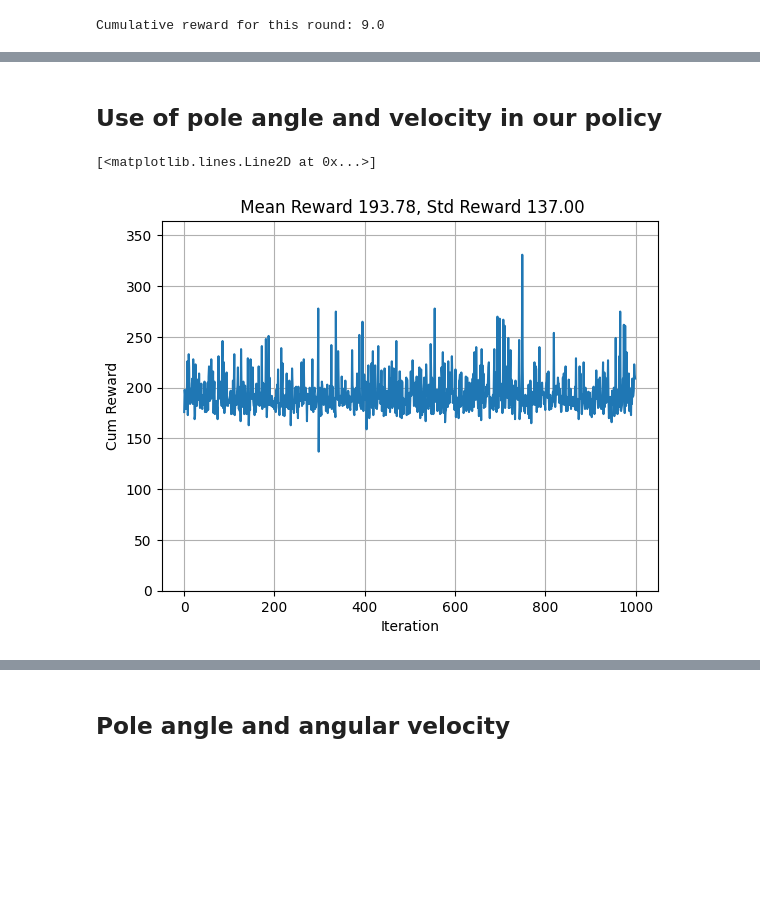
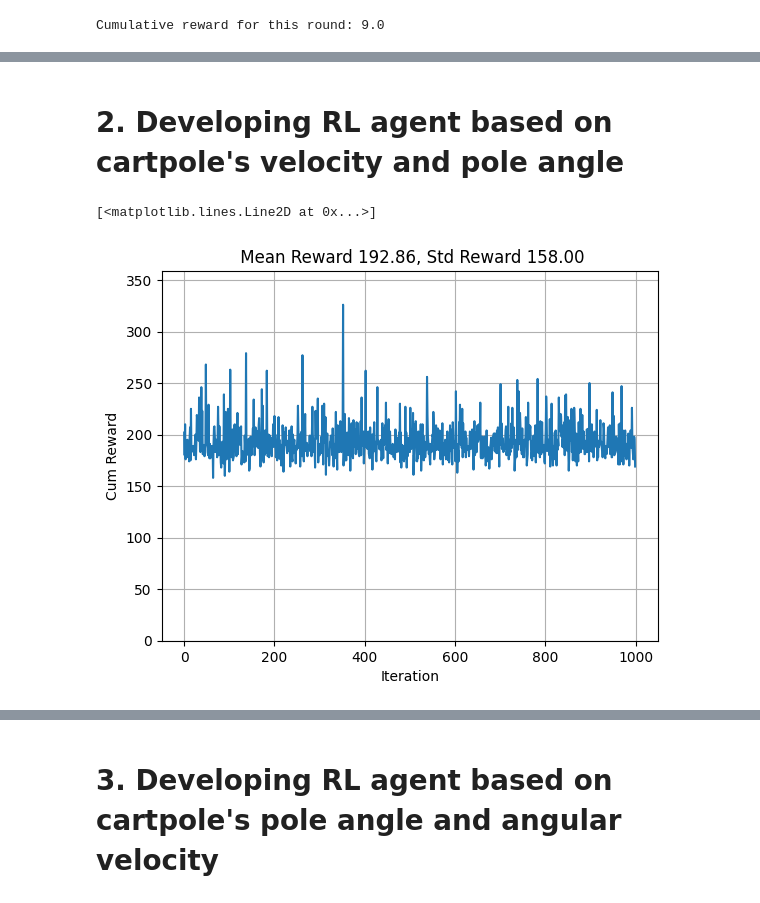
Before and after one commit to keith-ang23/SC3000-Artificial-Intelligence, a Jupyter notebook: SC3000_Project_1.ipynb, the cells around one changed output, grey strips where cells are left out. Cells and saved outputs as stored; diff of their text form; code cells hidden in the pictures; blank space fills up the shorter version.

```diff
--- a/SC3000_Project_1.ipynb
+++ b/SC3000_Project_1.ipynb
@@ -215,20 +213,20 @@ show_video()
 # %% [output]
 [interactive output not drawn]
 # %% [markdown]
-## Use of pole angle and velocity in our policy
+# 2. Developing RL agent based on cartpole's velocity and pole angle
 # %%
-def theta_v_policy_agent(obs):
-    v, theta = obs[1:3]
+def angle_vel_policy_agent(obs):
+    v, theta = obs[1:3] # v: velocity of cartpole, theta: pole angle
     if abs(theta) < 0.05:
-        return 0 if v>0 else 1 # shift left if cart moving to the right, vice versa
+        return 0 if v>0 else 1 # movs left when cart move to the right, vice versa
     else:
-        return 0 if theta<0 else 1 # shift left if pole is tilting to the right, vice versa
+        return 0 if theta<0 else 1 # moves left when pole tilts to the right, vice versa
 # %%
-theta_v_reward = test_policy(theta_v_policy_agent)
-plot_policy(theta_v_reward)
+angle_vel_reward = test_policy(angle_vel_policy_agent)
+plot_policy(angle_vel_reward)
 # %% [output]
 [<matplotlib.lines.Line2D at 0x...>]
-[figure, old version]
+[figure, new version]
 # %%
 env = RecordVideo(gym.make("CartPole-v1"), "./video")
 observation = env.reset()
@@ -244,7 +241,7 @@ show_video()
 # %% [output]
 [interactive output not drawn]
 # %% [markdown]
-## Pole angle and angular velocity
+# 3. Developing RL agent based on cartpole's pole angle and angular velocity
 # %%
 def theta_thetadot_policy_agent(obs):
     theta, thetadot = obs[2:4]
```
Also changed, not shown: parts of 60 cells of this notebook.
